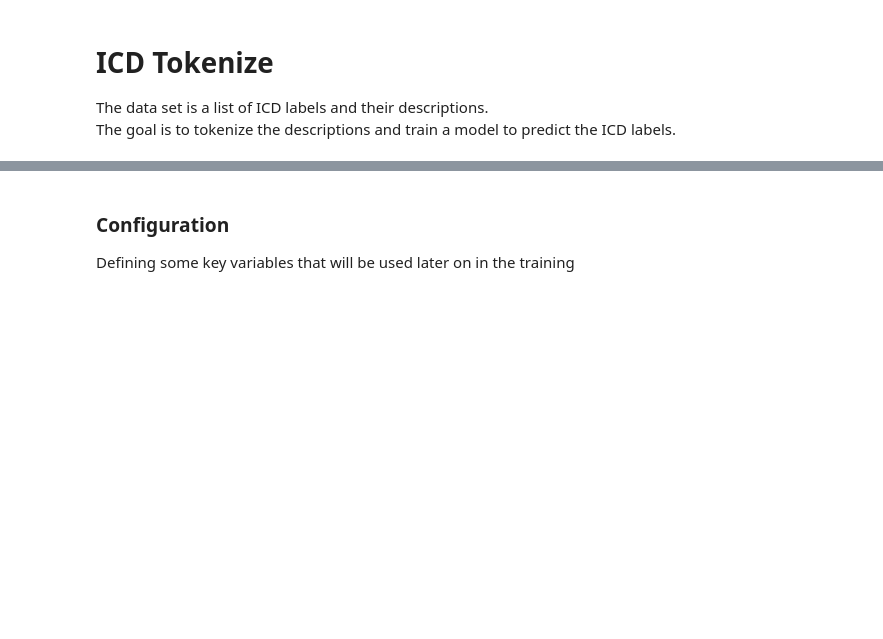
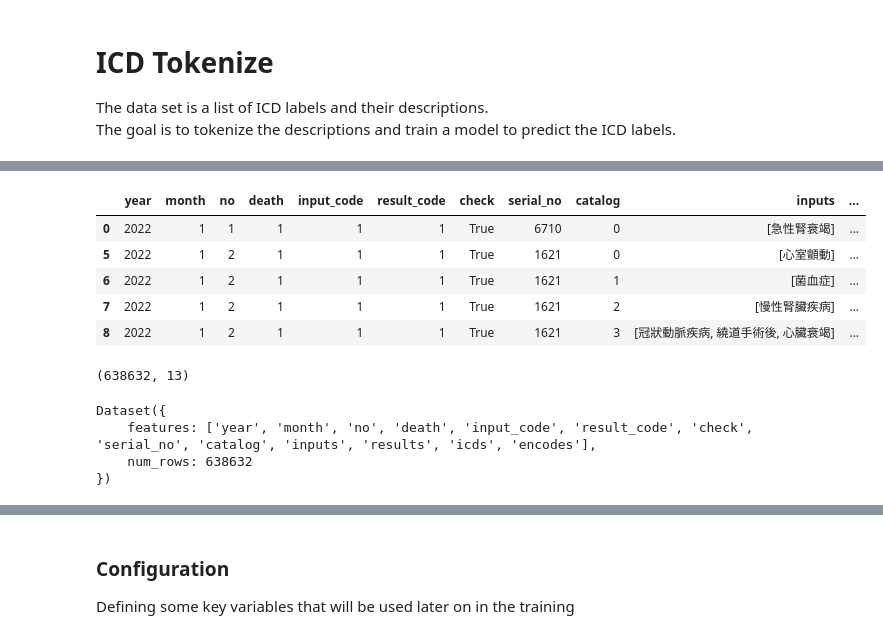
Before and after one commit to eddielin0926/icd-tokenize, a Jupyter notebook: notebooks/train.ipynb, the cells around one changed output, grey strips where cells are left out. Saved outputs shown, nothing was run; the diff lists cells and outputs as text; code cells hidden in the pictures; blank space fills up the shorter version.

```diff
--- a/notebooks/train.ipynb
+++ b/notebooks/train.ipynb
@@ -41,0 +52,20 @@ DatasetDict({
+# %%
+df = df[df["inputs"].map(lambda d: len(d)) > 0]
+display(df.head())
+print(df.shape)
+# %% [output]
+|  | year | month | no | death | input_code | result_code | check | serial_no | catalog | inputs | ... |
+| 0 | 2022 | 1 | 1 | 1 | 1 | 1 | True | 6710 | 0 | [急性腎衰竭] | ... |
+| 5 | 2022 | 1 | 2 | 1 | 1 | 1 | True | 1621 | 0 | [心室顫動] | ... |
+| 6 | 2022 | 1 | 2 | 1 | 1 | 1 | True | 1621 | 1 | [菌血症] | ... |
+| 7 | 2022 | 1 | 2 | 1 | 1 | 1 | True | 1621 | 2 | [慢性腎臟疾病] | ... |
+| 8 | 2022 | 1 | 2 | 1 | 1 | 1 | True | 1621 | 3 | [冠狀動脈疾病, 繞道手術後, 心臟衰竭] | ... |
+(638632, 13)
+# %%
+dataset = Dataset.from_pandas(df, features=dataset.features, preserve_index=False)
+print(dataset)
+# %% [output]
+Dataset({
+    features: ['year', 'month', 'no', 'death', 'input_code', 'result_code', 'check', 'serial_no', 'catalog', 'inputs', 'results', 'icds', 'encodes'],
+    num_rows: 638632
+})
```
Also changed, not shown: parts of 14 cells of this notebook.
